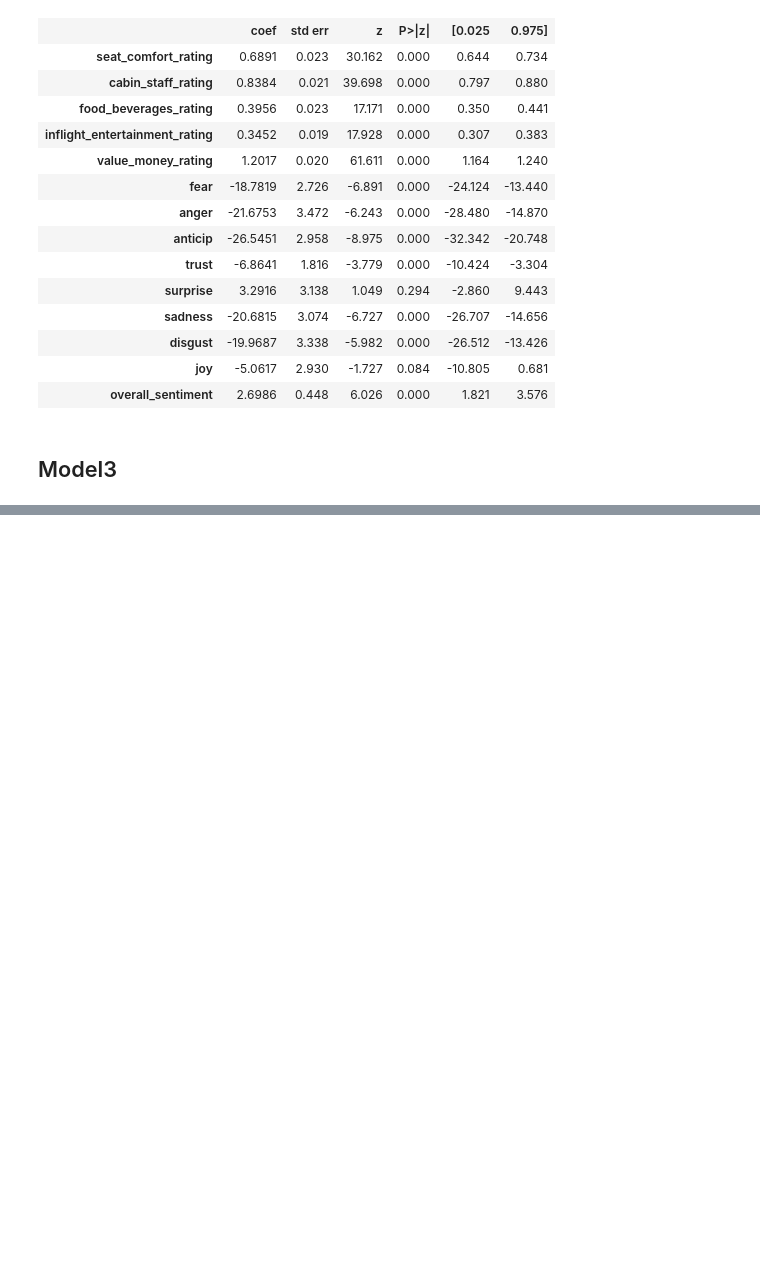
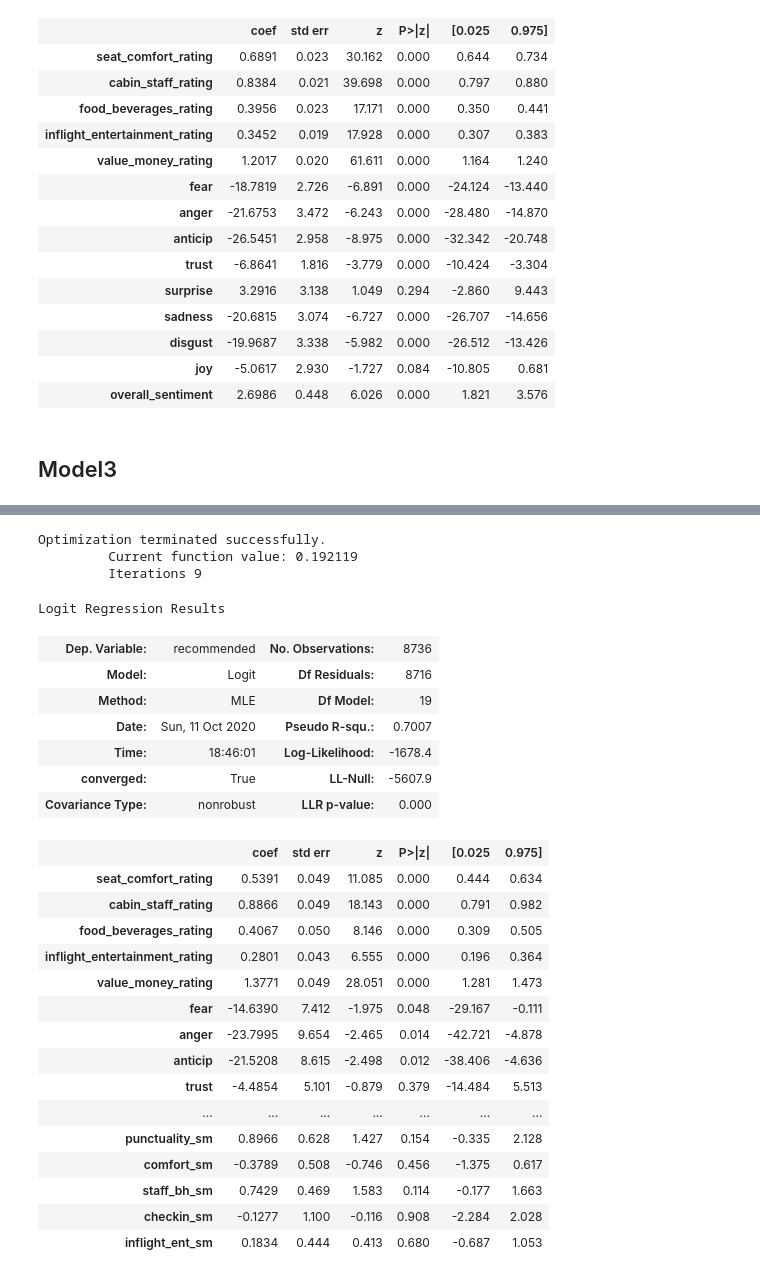
Before and after one commit to elauser/DataMining_AirplaneServiceAnalysis, a Jupyter notebook: regression_analysis.ipynb, the cells around one changed output, grey strips where cells are left out. Saved outputs shown, nothing was run; the diff lists cells and outputs as text; code cells hidden in the pictures; blank space fills up the shorter version.

```diff
--- a/regression_analysis.ipynb
+++ b/regression_analysis.ipynb
@@ -246,0 +373,32 @@ Logit Regression Results
+# %%
+est = sm.Logit(y_full_service_recommended, x_full_service)
+est2 = est.fit()
+est2.summary()
+# %% [output]
+Optimization terminated successfully.
+         Current function value: 0.192119
+         Iterations 9
+Logit Regression Results
+| Dep. Variable: | recommended | No. Observations: | 8736 |
+| Model: | Logit | Df Residuals: | 8716 |
+| Method: | MLE | Df Model: | 19 |
+| Date: | Sun, 11 Oct 2020 | Pseudo R-squ.: | 0.7007 |
+| Time: | 18:46:01 | Log-Likelihood: | -1678.4 |
+| converged: | True | LL-Null: | -5607.9 |
+| Covariance Type: | nonrobust | LLR p-value: | 0.000 |
+|  | coef | std err | z | P>|z| | [0.025 | 0.975] |
+| seat_comfort_rating | 0.5391 | 0.049 | 11.085 | 0.000 | 0.444 | 0.634 |
+| cabin_staff_rating | 0.8866 | 0.049 | 18.143 | 0.000 | 0.791 | 0.982 |
+| food_beverages_rating | 0.4067 | 0.050 | 8.146 | 0.000 | 0.309 | 0.505 |
+| inflight_entertainment_rating | 0.2801 | 0.043 | 6.555 | 0.000 | 0.196 | 0.364 |
+| value_money_rating | 1.3771 | 0.049 | 28.051 | 0.000 | 1.281 | 1.473 |
+| fear | -14.6390 | 7.412 | -1.975 | 0.048 | -29.167 | -0.111 |
+| anger | -23.7995 | 9.654 | -2.465 | 0.014 | -42.721 | -4.878 |
+| anticip | -21.5208 | 8.615 | -2.498 | 0.012 | -38.406 | -4.636 |
+| trust | -4.4854 | 5.101 | -0.879 | 0.379 | -14.484 | 5.513 |
+| ... | ... | ... | ... | ... | ... | ... |
+| punctuality_sm | 0.8966 | 0.628 | 1.427 | 0.154 | -0.335 | 2.128 |
+| comfort_sm | -0.3789 | 0.508 | -0.746 | 0.456 | -1.375 | 0.617 |
+| staff_bh_sm | 0.7429 | 0.469 | 1.583 | 0.114 | -0.177 | 1.663 |
+| checkin_sm | -0.1277 | 1.100 | -0.116 | 0.908 | -2.284 | 2.028 |
+| inflight_ent_sm | 0.1834 | 0.444 | 0.413 | 0.680 | -0.687 | 1.053 |
```
Also changed, not shown: parts of 9 cells of this notebook, 2 other files.
